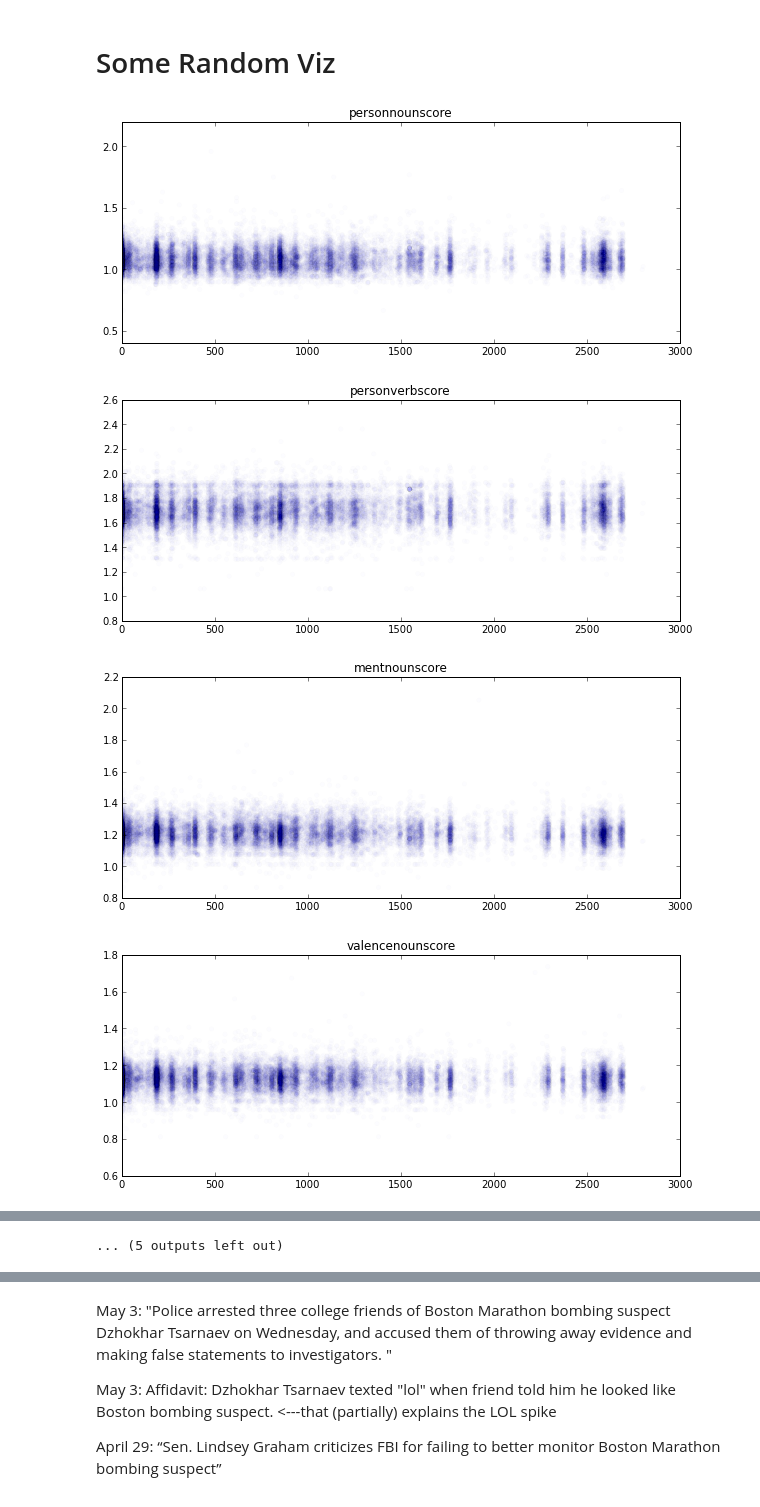
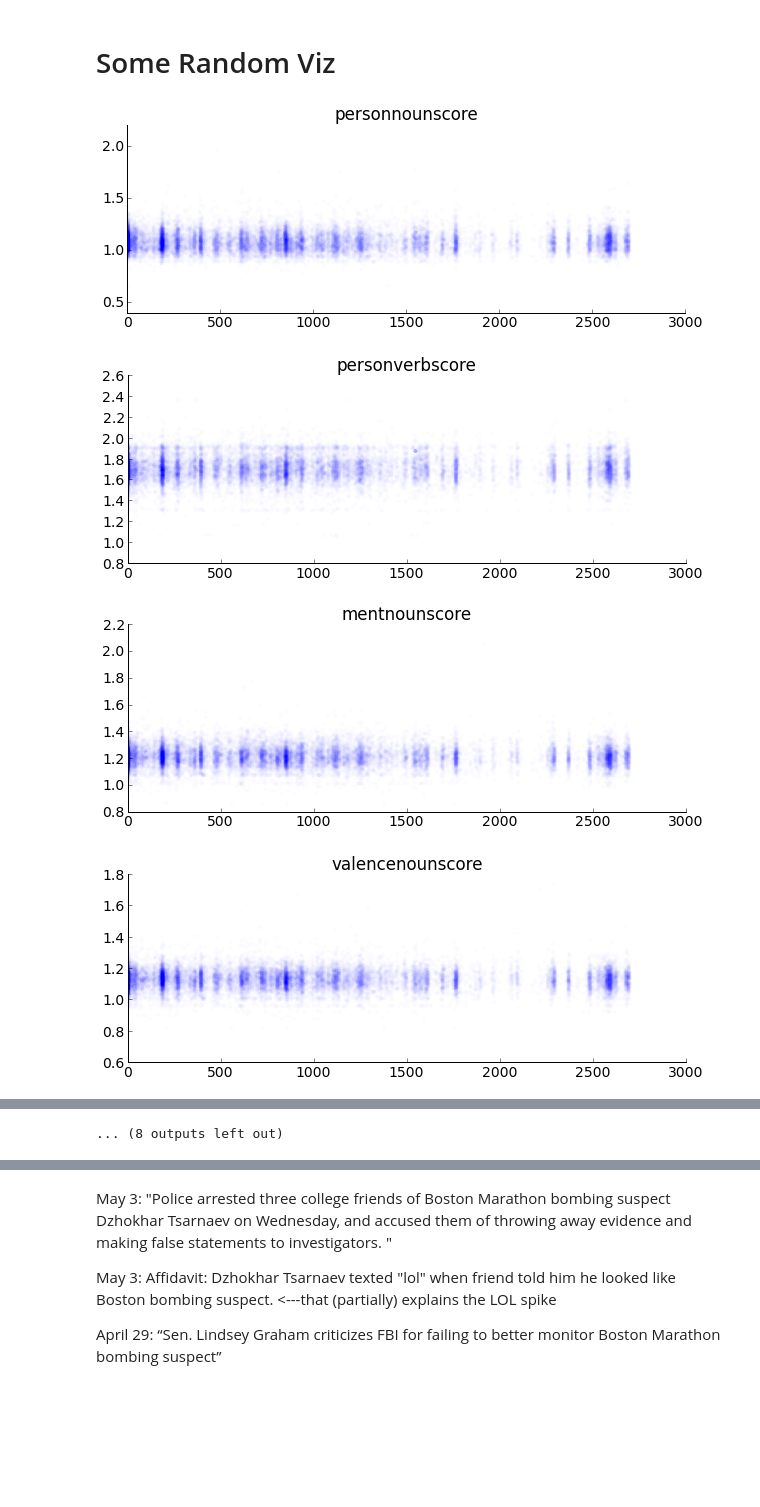
Before and after one commit to yipyupyup/cs109, a Jupyter notebook: naive_bayes.ipynb, the cells around one changed output, grey strips where cells are left out. Saved outputs shown, nothing was run; the diff lists cells and outputs as text; code cells hidden in the pictures; blank space fills up the shorter version.

```diff
--- a/naive_bayes.ipynb
+++ b/naive_bayes.ipynb
@@ -98,17 +159,18 @@ Accuracy of the testing set:    2.67%
 # %%
 cols_of_interest = ['personnounscore', 'personverbscore',
             'mentnounscore', 'valencenounscore', 'mentverbscore', 'socverbscore',
             'socnounscore', 'neutnounscore', 'neutnounscore', 'neutverbscore', 'emotionverbscore',
-            'neutral', 'emo', 'people', 'fpp_count', 'spp_count', 'tpp_count']
+            'neutral', 'emo', 'people', 'fpp_count', 'spp_count', 'tpp_count', 'fuck_count', 'wtf_count', 'shit_count']
 for i, col in enumerate(cols_of_interest):
     plt.figure(figsize=(10,80));
-    plt.subplot(17, 1, i);
+    plt.subplot(len(cols_of_interest), 1, i);
     plt.scatter(d['dist_from_boston'], d[col], alpha=0.01)
+    remove_border()
     plt.title(col)
     plt.xlim((0,3000))
     plt.show()
 # %% [output]
-[figure, old version]
+[figure, new version]
-[figure, old version]
+[figure, new version]
-[figure, old version]
+[figure, new version]
-[figure, old version]
+[figure, new version]
@@ -123,3 +185,3 @@ for i, col in enumerate(cols_of_interest):
-... (5 outputs left out)
+... (8 outputs left out)
 # %%
 for col in cols_of_interest:
```
Also changed, not shown: parts of 18 cells of this notebook.
